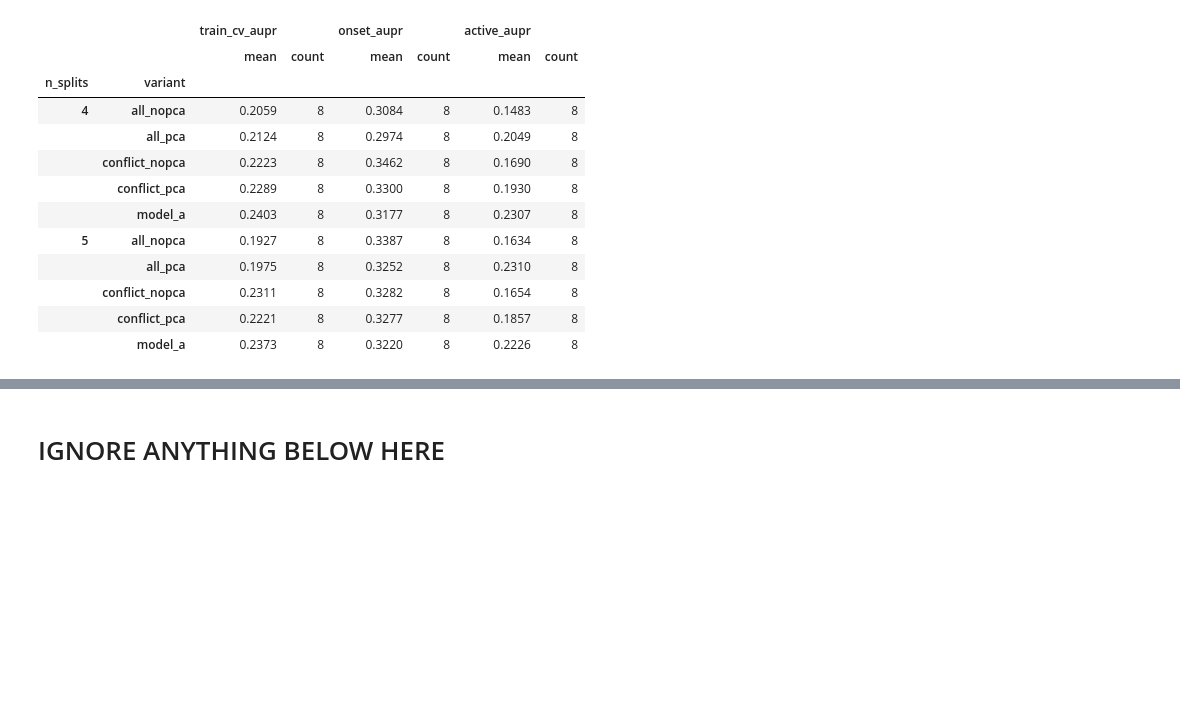
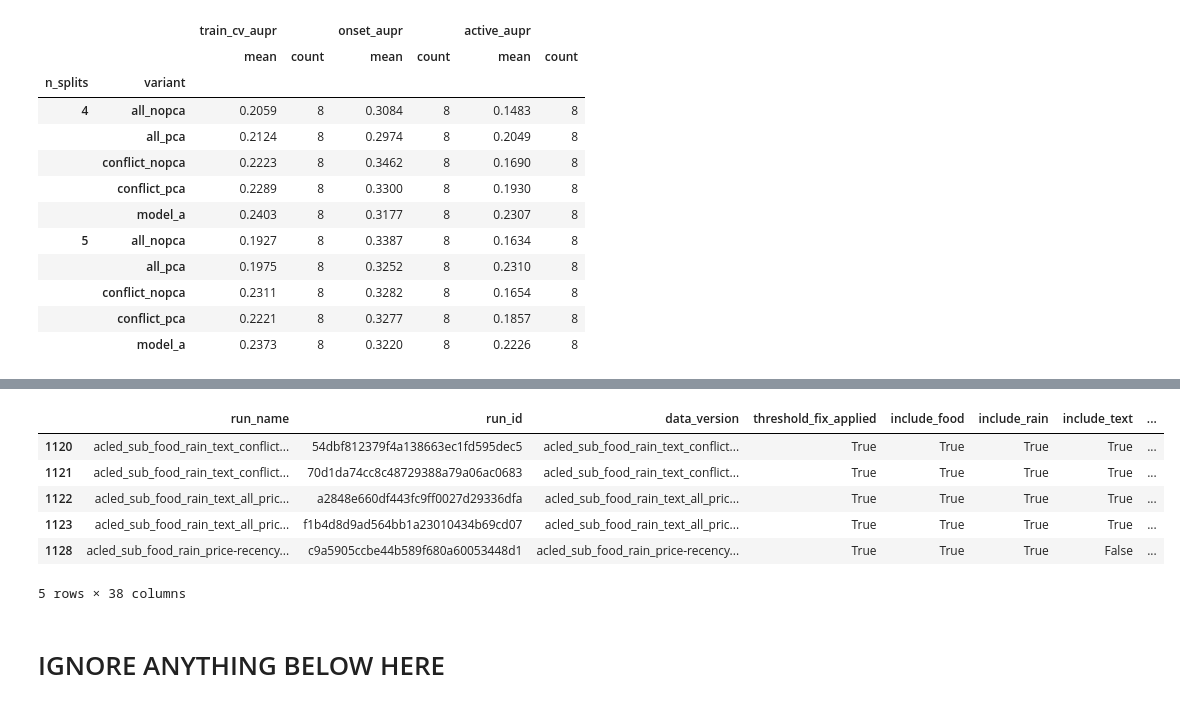
Before and after one commit to eviejones/msc-final-project, a Jupyter notebook: notebooks/03_results.ipynb, the cells around one changed output, grey strips where cells are left out. Cells and saved outputs as stored; diff of their text form; code cells hidden in the pictures; blank space fills up the shorter version.

```diff
--- a/notebooks/03_results.ipynb
+++ b/notebooks/03_results.ipynb
@@ -30,14 +30,8 @@ MODELS = ["Model A",
  "Model B (all-event text non-PCA)",
  "Model B (all-event text PCA)"]
 # %%
-def apply_final_config(df: pd.DataFrame) -> pd.DataFrame:
+def apply_final_config(df: pd.DataFrame, config) -> pd.DataFrame:
     """Filter the results for the decided config."""
-
-    config = {
-        "k": 1.75,
-        "threshold_fix_applied": True,
-    }
-
     mask = pd.Series(True, index=df.index)
     for col, val in config.items():
         mask &= (df[col] == val)
@@ -46,9 +40,14 @@ def apply_final_config(df: pd.DataFrame) -> pd.DataFrame:
     mask &= food_ok
     return df[mask].copy()
 
+part1_config = {
+        "k": 1.75,
+        "threshold_fix_applied": True,
+    }
+
+
 all_results = pd.read_csv("evaluation/sudan_results.csv")
-results = apply_final_config(all_results)
-best_model_results, best_model_shap, best_model_onset_pred = read_model_reports(MODELS)
+results = apply_final_config(all_results, part1_config)
 # %%
 def variant_label(row):
     if row["include_text"] == False:
@@ -220,3 +291,25 @@ results.groupby(["n_splits", "variant"])[metrics].agg(["mean", "count"]).round(4
+# %%
+part2_config = {
+        "k": 1.75,
+        "threshold_fix_applied": True,
+        "event_col": "sub_event_type",
+        "include_food": True,
+        "include_rain": True,
+        "n_splits": 5
+    }
+# %%
+final_results = apply_final_config(all_results, part2_config)
+best_model_results, best_model_shap, best_model_onset_pred = read_model_reports(MODELS)
+# %%
+final_results
+# %% [output]
+|  | run_name | run_id | data_version | threshold_fix_applied | include_food | include_rain | include_text | ... |
+| 1120 | acled_sub_food_rain_text_conflict... | 54dbf812379f4a138663ec1fd595dec5 | acled_sub_food_rain_text_conflict... | True | True | True | True | ... |
+| 1121 | acled_sub_food_rain_text_conflict... | 70d1da74cc8c48729388a79a06ac0683 | acled_sub_food_rain_text_conflict... | True | True | True | True | ... |
+| 1122 | acled_sub_food_rain_text_all_pric... | a2848e660df443fc9ff0027d29336dfa | acled_sub_food_rain_text_all_pric... | True | True | True | True | ... |
+| 1123 | acled_sub_food_rain_text_all_pric... | f1b4d8d9ad564bb1a23010434b69cd07 | acled_sub_food_rain_text_all_pric... | True | True | True | True | ... |
+| 1128 | acled_sub_food_rain_price-recency... | c9a5905ccbe44b589f680a60053448d1 | acled_sub_food_rain_price-recency... | True | True | True | False | ... |
+5 rows × 38 columns
 # %% [markdown]
 # IGNORE ANYTHING BELOW HERE
 # %% [markdown]
```
Also changed, not shown: parts of 5 cells of this notebook.
